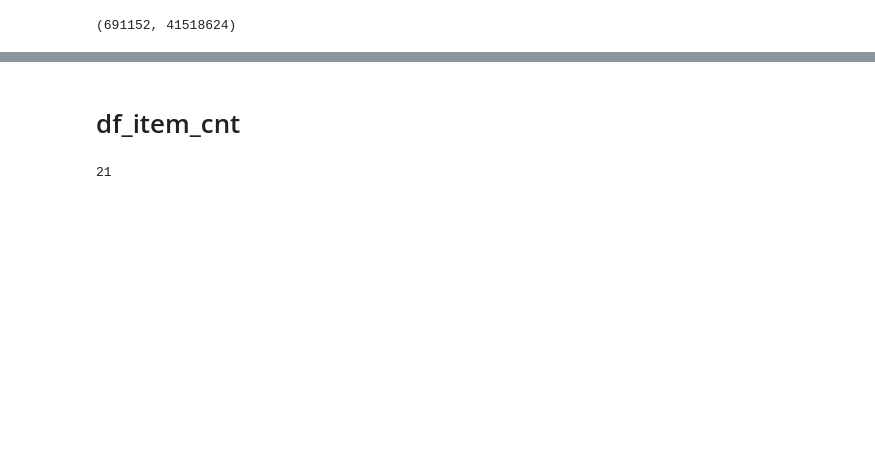
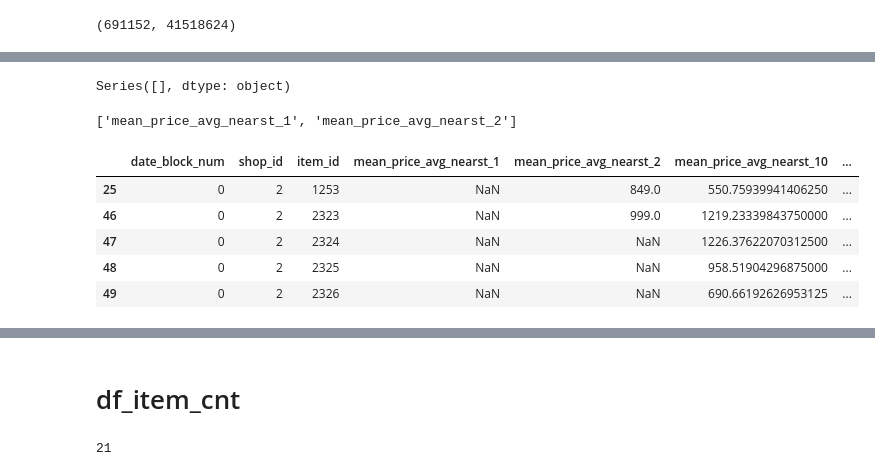
Before and after one commit to dondon1993/Predict-Future-Sales, a Jupyter notebook: df_price.ipynb, the cells around one changed output, grey strips where cells are left out. Drawn from its saved outputs; the diff is of its cells as text; code cells hidden in the pictures; blank space fills up the shorter version.

```diff
--- a/df_price.ipynb
+++ b/df_price.ipynb
@@ -538,11 +546,11 @@ time.time() - t
 # %%
-nearst_lst = np.arange(-nearst, nearst+1)
-nearst_lst = list(set(nearst_lst).difference(set([0])))
-nearst_feature_lst = [f'mean_price_nearst_{element}' for element in nearst_lst]
+#nearst_lst = np.arange(-nearst, nearst+1)
+#nearst_lst = list(set(nearst_lst).difference(set([0])))
+#nearst_feature_lst = [f'mean_price_nearst_{element}' for element in nearst_lst]
 
-for col in nearst_feature_lst:
-    df_price_2[col] = df_price_2[col].astype('float16')
-    gc.collect()
+#for col in nearst_feature_lst:
+#    df_price_2[col] = df_price_2[col].astype('float16')
+#    gc.collect()
 # %%
 for num_nearst in [1, 2, 10, 20, 30]:
     nearst_lst = np.arange(-num_nearst, num_nearst+1)
@@ -552,6 +560,23 @@ for num_nearst in [1, 2, 10, 20, 30]:
     df_price_2[f'mean_price_avg_nearst_{num_nearst}'] = df_price_2[nearst_feature_lst].mean(axis = 1)
 
 df_price_2.drop(nearst_feature_lst, axis = 1, inplace = True)
+# %%
+df_price_2.columns.to_series()[np.isinf(df_price_2).any()]
+# %% [output]
+Series([], dtype: object)
+# %%
+df_price_2.columns[df_price_2.isna().any()].tolist()
+# %% [output]
+['mean_price_avg_nearst_1', 'mean_price_avg_nearst_2']
+# %%
+df_price_2.loc[df_price_2['mean_price_avg_nearst_1'].isnull()].head()
+# %% [output]
+|  | date_block_num | shop_id | item_id | mean_price_avg_nearst_1 | mean_price_avg_nearst_2 | mean_price_avg_nearst_10 | ... |
+| 25 | 0 | 2 | 1253 | NaN | 849.0 | 550.75939941406250 | ... |
+| 46 | 0 | 2 | 2323 | NaN | 999.0 | 1219.23339843750000 | ... |
+| 47 | 0 | 2 | 2324 | NaN | NaN | 1226.37622070312500 | ... |
+| 48 | 0 | 2 | 2325 | NaN | NaN | 958.51904296875000 | ... |
+| 49 | 0 | 2 | 2326 | NaN | NaN | 690.66192626953125 | ... |
 # %%
 df_price_2.head()
 # %% [output]
```
Also changed, not shown: parts of 29 cells of this notebook.
